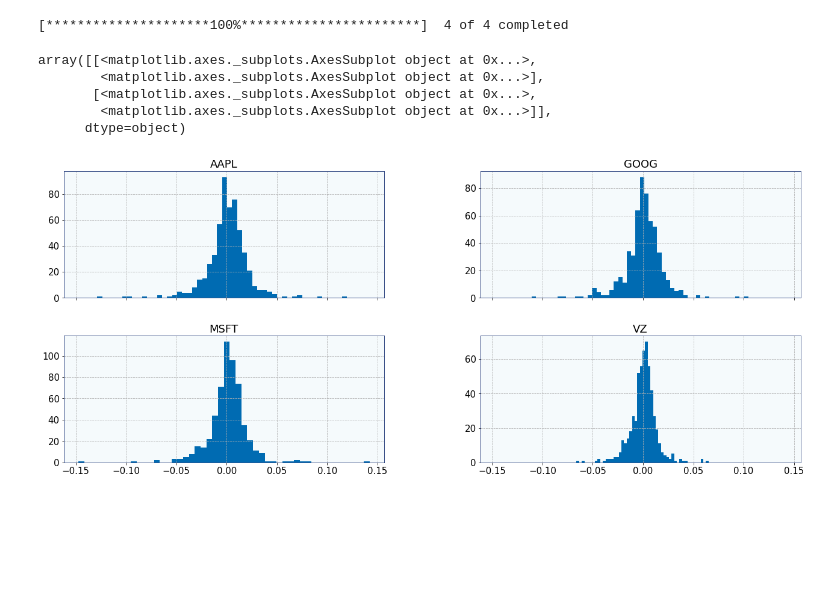
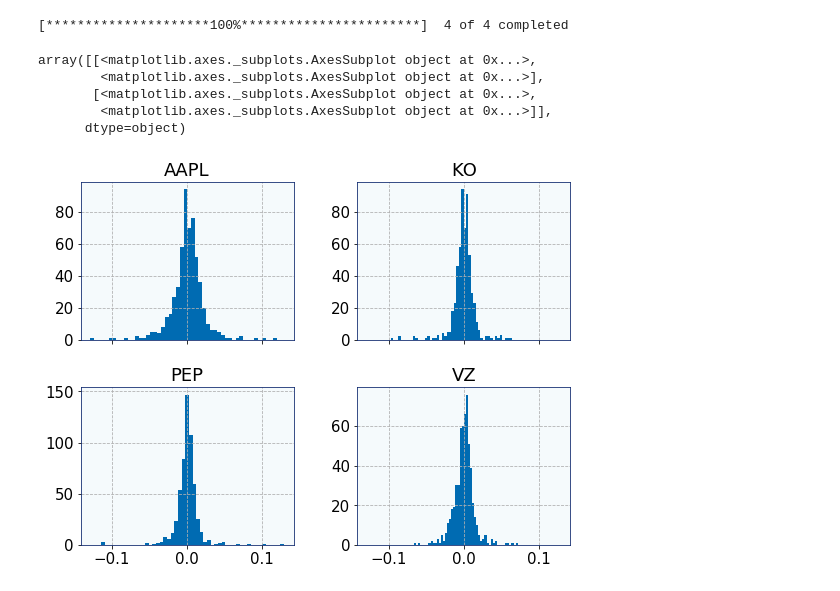
Before and after one commit to nikitataf/stock-data, a Jupyter notebook: apple_stock.ipynb, the cells around one changed output. Saved outputs shown, nothing was run; the diff lists cells and outputs as text; code cells hidden in the pictures; blank space fills up the shorter version.

```diff
--- a/apple_stock.ipynb
+++ b/apple_stock.ipynb
@@ -94,18 +157,18 @@ Date
 # %%
-ticker = ['AAPL','VZ','MSFT','GOOG']
+tickers = ['AAPL', 'VZ', 'KO', 'PEP']
 
-stock = yf.download(ticker,'2018-01-01')
+stock = yf.download(tickers,'2018-01-01')
 
 daily_pct_change = stock['Adj Close'].pct_change()
-daily_pct_change.hist(bins=50, sharex=True, figsize=(20,8))
+daily_pct_change.hist(bins=50, sharex=True)
 # %% [output]
 [*********************100%***********************]  4 of 4 completed
 array([[<matplotlib.axes._subplots.AxesSubplot object at 0x...>,
         <matplotlib.axes._subplots.AxesSubplot object at 0x...>],
        [<matplotlib.axes._subplots.AxesSubplot object at 0x...>,
         <matplotlib.axes._subplots.AxesSubplot object at 0x...>]],
       dtype=object)
-[figure, old version]
+[figure, new version]
 # %%
 from pandas.plotting import scatter_matrix
 
```
Also changed, not shown: parts of 11 cells of this notebook, 2 other files.
